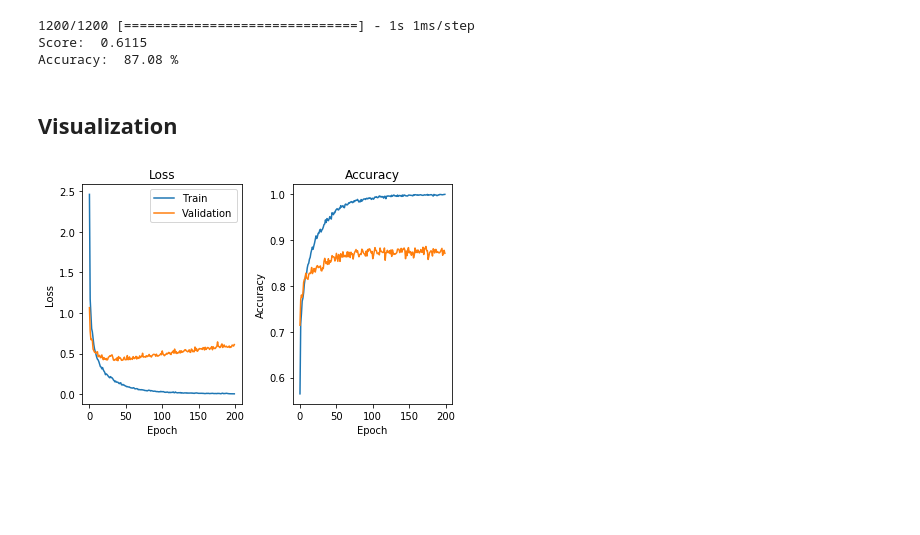
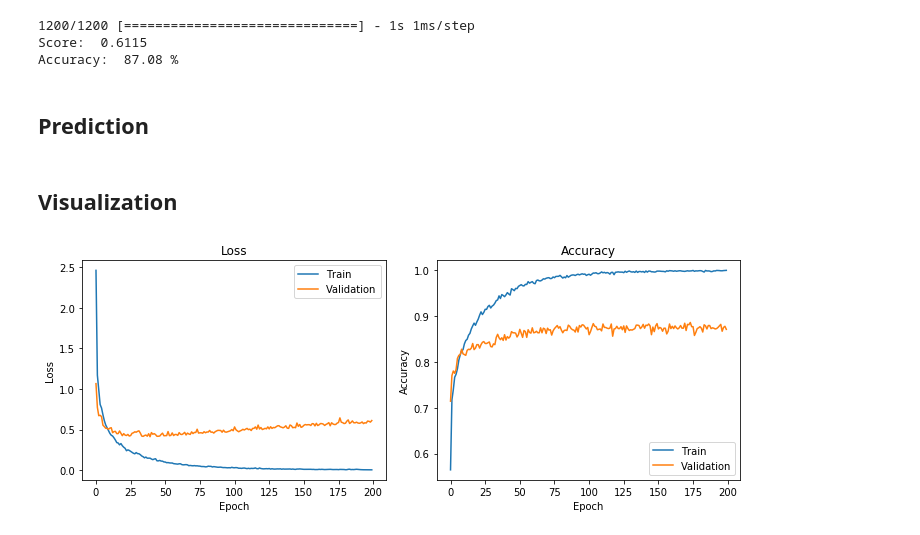
Before and after one commit to CheshtaK/MIDAS-Task, a Jupyter notebook: root/CV_problem/CV_problem.ipynb, the cells around one changed output. Saved outputs shown, nothing was run; the diff lists cells and outputs as text; code cells hidden in the pictures; blank space fills up the shorter version.

Commit message:
CV_Task training and predicting

```diff
--- a/root/CV_problem/CV_problem.ipynb
+++ b/root/CV_problem/CV_problem.ipynb
@@ -197,3 +198,5 @@ print('Accuracy: ', accuracy.round(4)*100, '%')
 1200/1200 [==============================] - 1s 1ms/step
 Score:  0.6115
 Accuracy:  87.08 %
+# %% [markdown]
+## Prediction
@@ -200,21 +206,24 @@ Accuracy:  87.08 %
 # %% [markdown]
 ## Visualization
 # %%
+plt.figure(figsize=(10,4))
+
 plt.subplot(1,2,1)
 plt.title('Loss')
 plt.xlabel('Epoch')
 plt.ylabel('Loss')
 plt.plot(hist.history['loss'])
 plt.plot(hist.history['val_loss'])
 plt.legend(['Train', 'Validation'])
 
 plt.subplot(1,2,2)
 plt.title('Accuracy')
 plt.xlabel('Epoch')
 plt.ylabel('Accuracy')
 plt.plot(hist.history['acc'])
 plt.plot(hist.history['val_acc'])
+plt.legend(['Train', 'Validation'])
 plt.tight_layout()
 plt.show()
 # %% [output]
-[figure, old version]
+[figure, new version]
```
Also changed, not shown: parts of 5 cells of this notebook, 3 other files.
